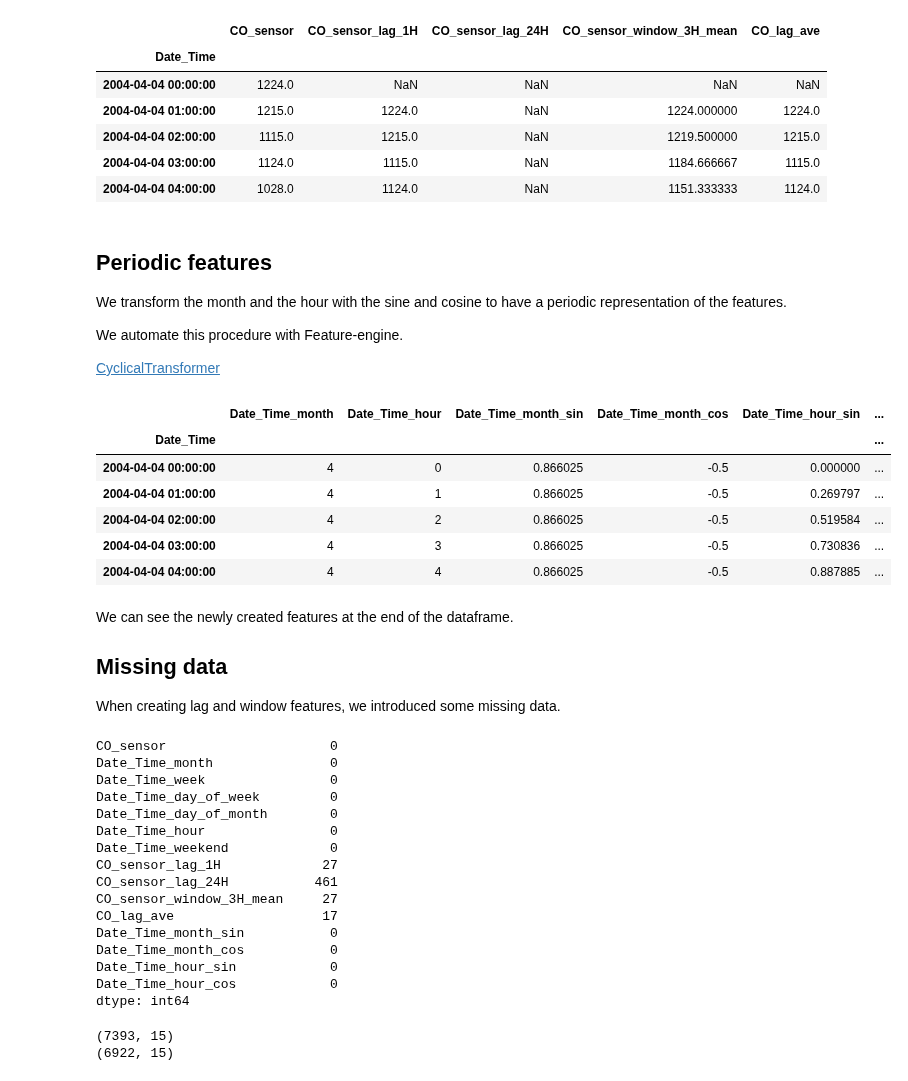
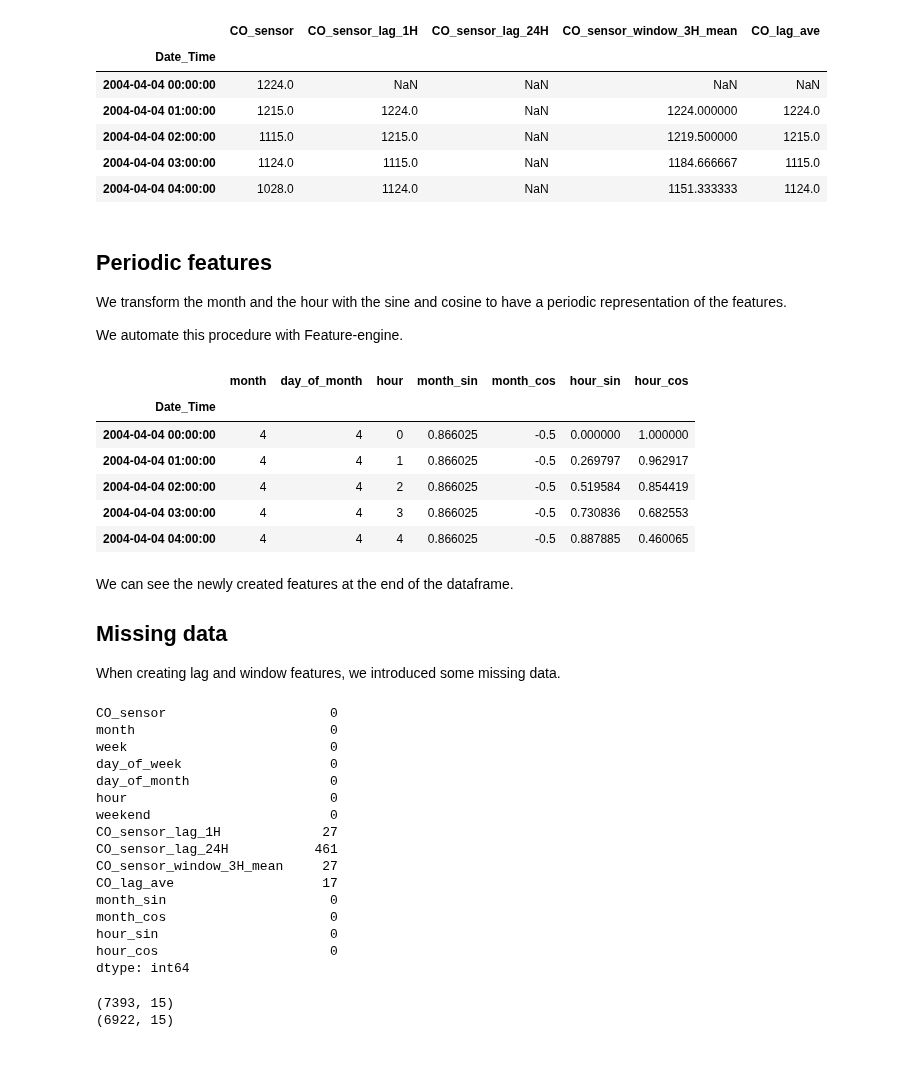
Before and after one commit to trainindata/feature-engineering-for-time-series-forecasting, a Jupyter notebook: 03-Challenges-in-Time-Series-Forecasting/01-Refactoring-feature-engineering.ipynb, the cells around one changed output. Cells and saved outputs as stored; diff of their text form; code cells hidden in the pictures.

```diff
--- a/03-Challenges-in-Time-Series-Forecasting/03-Refactoring-feature-engineering.ipynb
+++ b/03-Challenges-in-Time-Series-Forecasting/01-Refactoring-feature-engineering.ipynb
@@ -35,8 +45,8 @@ from sklearn.pipeline import Pipeline
 # %% [markdown]
 # Load data
 # %%
-# We pack all data preparation steps from the
-# previous notebook in a function.
+# We carry out all data preparation steps from the
+# notebook in section 2 within a function.
 
 def load_data():
 
@@ -60,10 +70,7 @@ def load_data():
     # Remove outliers
     data = data.loc[(data["CO_sensor"] > 0)]
 
-    # Add timestamp as column
-    data['Date_Time'] = data.index
-
-    return data[['Date_Time', "CO_sensor"]]
+    return data
 # %%
 # Load data.
 
@@ -90,7 +97,7 @@ We can extract date and time features automatically utilizing Feature-engine.
 dtf = DatetimeFeatures(
 
     # the input dt variable
-    variables="Date_Time",
+    variables="index",
 
     # the features we want to create
     features_to_extract=[
@@ -101,14 +108,11 @@ dtf = DatetimeFeatures(
         "hour",
         "weekend",
     ],
-
-    # if we want to drop the dt column.
-    drop_original=True,
 )
 
 # Extract the datetime features
 data = dtf.fit_transform(data)
 
 # Show new variables
-data[[v for v in data.columns if "Date_Time" in v]].head()
+data.head()
 # %% [output]
@@ -188,11 +189,11 @@ We will automate this process with Feature-engine.
 # %%
-combine = MathematicalCombination(
+combine = MathFeatures(
 
     # the variables to combine
-    variables_to_combine=["CO_sensor_lag_1H", "CO_sensor_lag_24H"],
+    variables=["CO_sensor_lag_1H", "CO_sensor_lag_24H"],
 
     # we indicate we want the average
-    math_operations=["mean"],
+    func=["mean"],
 
     # the name of the new feature
     new_variables_names=["CO_lag_ave"],
@@ -219,31 +220,29 @@ data[[v for v in data.columns if "CO" in v]].head()
 We transform the month and the hour with the sine and cosine to have a periodic representation of the features.
 
 We automate this procedure with Feature-engine.
-
-[CyclicalTransformer](https://feature-engine.readthedocs.io/en/latest/creation/CyclicalTransformer.html)
 # %%
 # Create features that capture the cyclical representation.
 
-cyclicf = CyclicalTransformer(
+cyclicf = CyclicalFeatures(
 
     # The features we want to transform.
-    variables=["Date_Time_month", "Date_Time_hour"],
+    variables=["month", "hour"],
 
     # Whether to drop the original features.
     drop_original=False,
 )
 
 data = cyclicf.fit_transform(data)
 
-data[[v for v in data.columns if "Date_Time_month" in v or "Date_Time_hour" in v]].head()
+data[[v for v in data.columns if "month" in v or "hour" in v]].head()
 # %% [output]
-|  | Date_Time_month | Date_Time_hour | Date_Time_month_sin | Date_Time_month_cos | Date_Time_hour_sin | ... |
-| Date_Time |  |  |  |  |  | ... |
-| 2004-04-04 00:00:00 | 4 | 0 | 0.866025 | -0.5 | 0.000000 | ... |
-| 2004-04-04 01:00:00 | 4 | 1 | 0.866025 | -0.5 | 0.269797 | ... |
-| 2004-04-04 02:00:00 | 4 | 2 | 0.866025 | -0.5 | 0.519584 | ... |
-| 2004-04-04 03:00:00 | 4 | 3 | 0.866025 | -0.5 | 0.730836 | ... |
-| 2004-04-04 04:00:00 | 4 | 4 | 0.866025 | -0.5 | 0.887885 | ... |
+|  | month | day_of_month | hour | month_sin | month_cos | hour_sin | hour_cos |
+| Date_Time |  |  |  |  |  |  |  |
+| 2004-04-04 00:00:00 | 4 | 4 | 0 | 0.866025 | -0.5 | 0.000000 | 1.000000 |
+| 2004-04-04 01:00:00 | 4 | 4 | 1 | 0.866025 | -0.5 | 0.269797 | 0.962917 |
+| 2004-04-04 02:00:00 | 4 | 4 | 2 | 0.866025 | -0.5 | 0.519584 | 0.854419 |
+| 2004-04-04 03:00:00 | 4 | 4 | 3 | 0.866025 | -0.5 | 0.730836 | 0.682553 |
+| 2004-04-04 04:00:00 | 4 | 4 | 4 | 0.866025 | -0.5 | 0.887885 | 0.460065 |
 # %% [markdown]
 We can see the newly created features at the end of the dataframe.
 
@@ -254,19 +253,19 @@ When creating lag and window features, we introduced some missing data.
 data.isnull().sum()
 # %% [output]
 CO_sensor                     0
-Date_Time_month               0
-Date_Time_week                0
-Date_Time_day_of_week         0
-Date_Time_day_of_month        0
-Date_Time_hour                0
-Date_Time_weekend             0
+month                         0
+week                          0
+day_of_week                   0
+day_of_month                  0
+hour                          0
+weekend                       0
 CO_sensor_lag_1H             27
 CO_sensor_lag_24H           461
 CO_sensor_window_3H_mean     27
 CO_lag_ave                   17
-Date_Time_month_sin           0
-Date_Time_month_cos           0
-Date_Time_hour_sin            0
-Date_Time_hour_cos            0
+month_sin                     0
+month_cos                     0
+hour_sin                      0
+hour_cos                      0
 dtype: int64
 # %%
```
Also changed, not shown: parts of 15 cells of this notebook, 10 other files.
